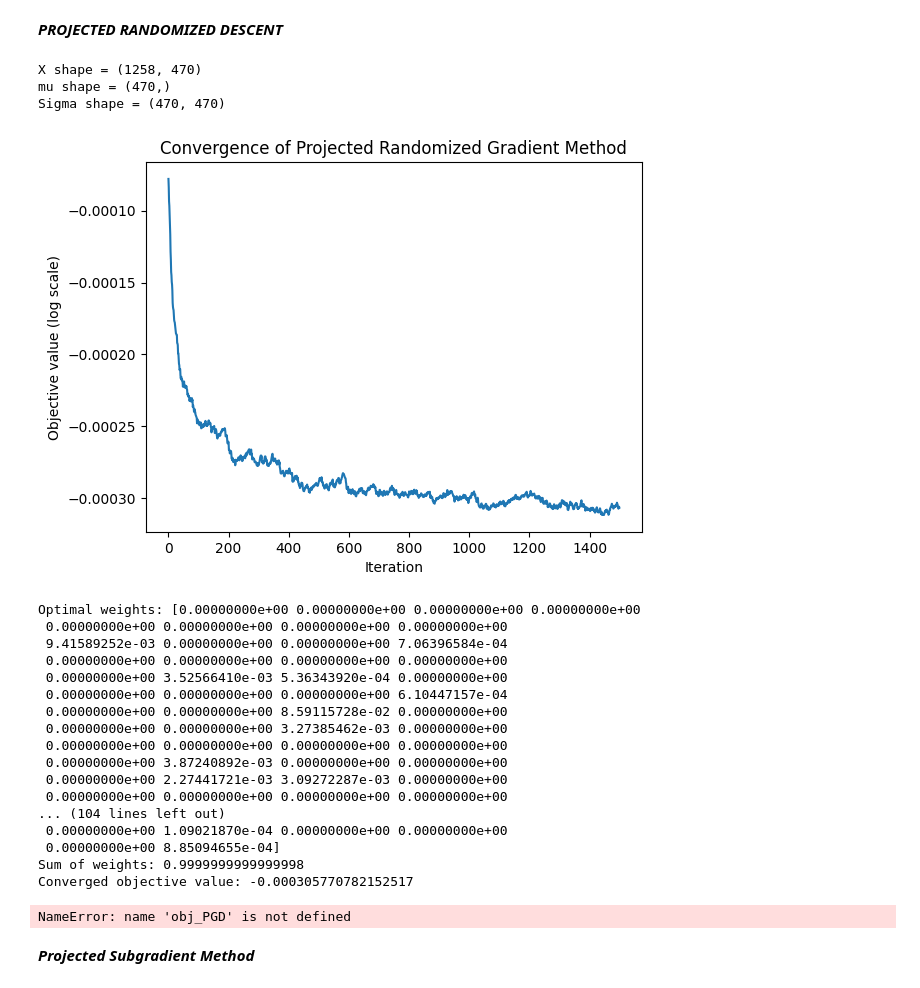
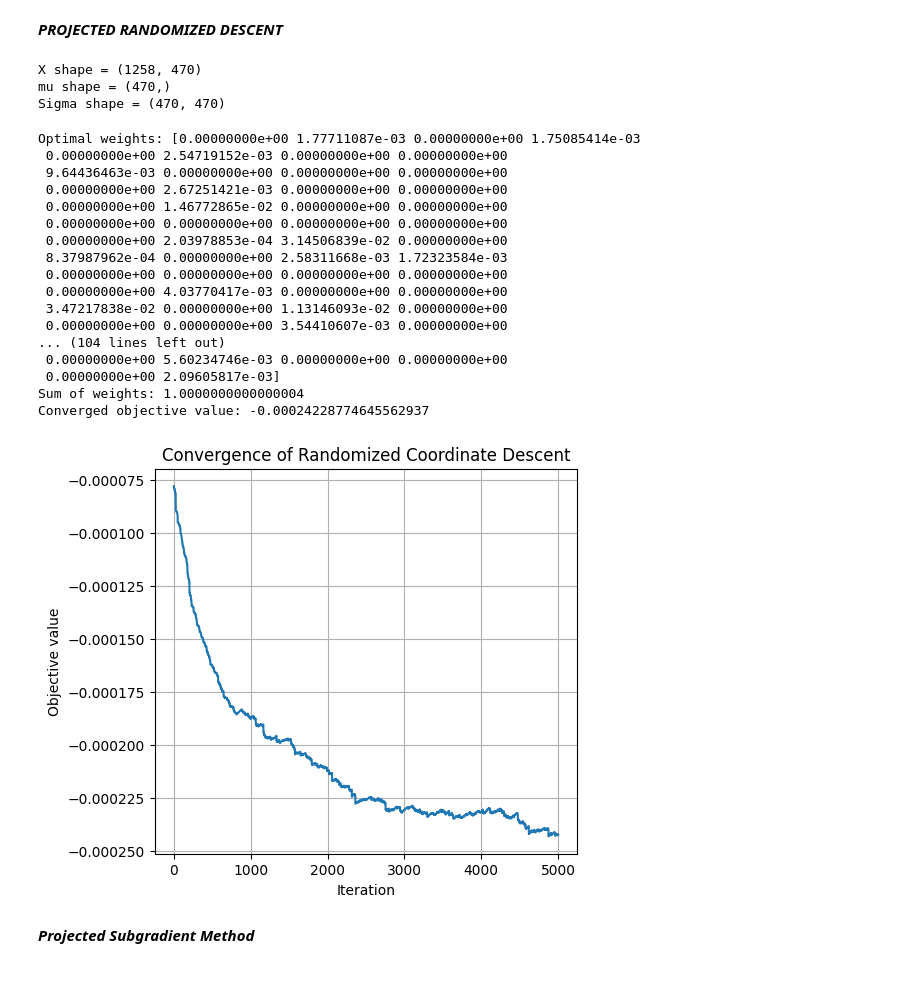
Before and after one commit to Edouard1000/Projet_opti, a Jupyter notebook: nonsmoothcase.ipynb, the cells around one changed output. Drawn from its saved outputs; the diff is of its cells as text; code cells hidden in the pictures.

```diff
--- a/nonsmoothcase.ipynb
+++ b/nonsmoothcase.ipynb
@@ -268,33 +283,33 @@ def projected_randomized_method(lam, Sigma, mu, max_iter=50000, tol=1e-8, epsilo
 # %%
 X, mu, Sigma = read_data(verbose=True)
 lam = 0.2   # TO ADJUCT ACCORDING IF WNT A
-w = projected_randomized_method(lam, Sigma, mu,max_iter=1500, tol=1e-8, plot=True)
+w = projected_randomized_method(lam, Sigma, mu, max_iter=(5000), plot=True)
+
 print("Optimal weights:", w)
 print("Sum of weights:", np.sum(w))
 print("Converged objective value:", obj_f_Smooth(w, Sigma, mu, lam))
 # %% [output]
 X shape = (1258, 470)
 mu shape = (470,)
 Sigma shape = (470, 470)
+Optimal weights: [0.00000000e+00 1.77711087e-03 0.00000000e+00 1.75085414e-03
+ 0.00000000e+00 2.54719152e-03 0.00000000e+00 0.00000000e+00
+ 9.64436463e-03 0.00000000e+00 0.00000000e+00 0.00000000e+00
+ 0.00000000e+00 2.67251421e-03 0.00000000e+00 0.00000000e+00
+ 0.00000000e+00 1.46772865e-02 0.00000000e+00 0.00000000e+00
+ 0.00000000e+00 0.00000000e+00 0.00000000e+00 0.00000000e+00
+ 0.00000000e+00 2.03978853e-04 3.14506839e-02 0.00000000e+00
+ 8.37987962e-04 0.00000000e+00 2.58311668e-03 1.72323584e-03
+ 0.00000000e+00 0.00000000e+00 0.00000000e+00 0.00000000e+00
+ 0.00000000e+00 4.03770417e-03 0.00000000e+00 0.00000000e+00
+ 3.47217838e-02 0.00000000e+00 1.13146093e-02 0.00000000e+00
+ 0.00000000e+00 0.00000000e+00 3.54410607e-03 0.00000000e+00
+... (104 lines left out)
+ 0.00000000e+00 5.60234746e-03 0.00000000e+00 0.00000000e+00
+ 0.00000000e+00 2.09605817e-03]
+Sum of weights: 1.0000000000000004
+Converged objective value: -0.00024228774645562937
-[figure, old version]
+[figure, new version]
-Optimal weights: [0.00000000e+00 0.00000000e+00 0.00000000e+00 0.00000000e+00
- 0.00000000e+00 0.00000000e+00 0.00000000e+00 0.00000000e+00
- 9.41589252e-03 0.00000000e+00 0.00000000e+00 7.06396584e-04
- 0.00000000e+00 0.00000000e+00 0.00000000e+00 0.00000000e+00
- 0.00000000e+00 3.52566410e-03 5.36343920e-04 0.00000000e+00
- 0.00000000e+00 0.00000000e+00 0.00000000e+00 6.10447157e-04
- 0.00000000e+00 0.00000000e+00 8.59115728e-02 0.00000000e+00
- 0.00000000e+00 0.00000000e+00 3.27385462e-03 0.00000000e+00
- 0.00000000e+00 0.00000000e+00 0.00000000e+00 0.00000000e+00
- 0.00000000e+00 3.87240892e-03 0.00000000e+00 0.00000000e+00
- 0.00000000e+00 2.27441721e-03 3.09272287e-03 0.00000000e+00
- 0.00000000e+00 0.00000000e+00 0.00000000e+00 0.00000000e+00
-... (104 lines left out)
- 0.00000000e+00 1.09021870e-04 0.00000000e+00 0.00000000e+00
- 0.00000000e+00 8.85094655e-04]
-Sum of weights: 0.9999999999999998
-Converged objective value: -0.000305770782152517
-NameError: name 'obj_PGD' is not defined
 # %% [markdown]
 ***Projected Subgradient Method***
 # %%
```
Also changed, not shown: parts of 3 cells of this notebook.
